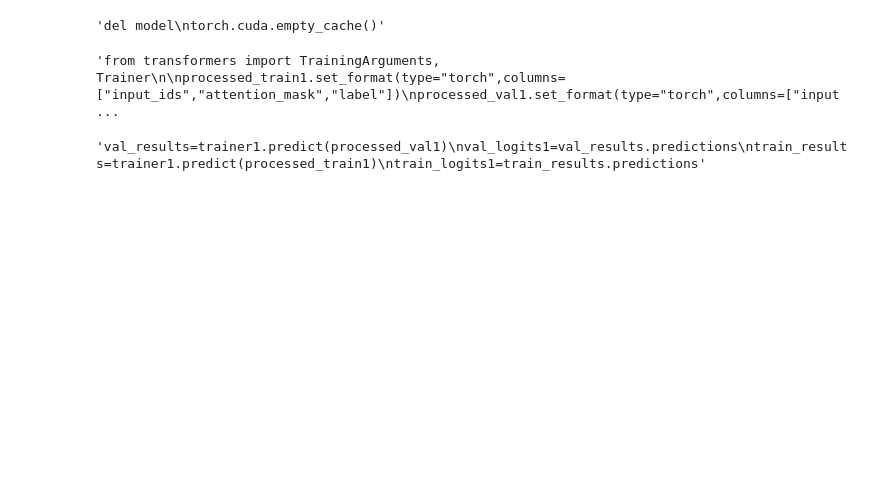
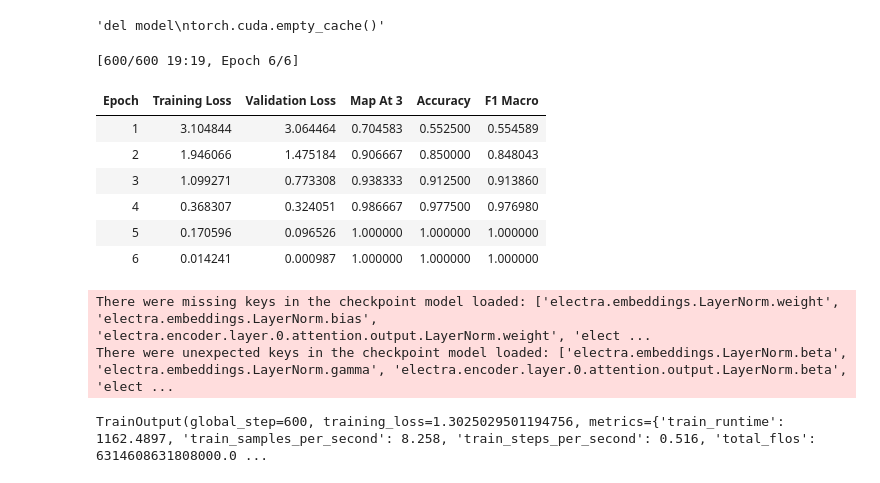
Before and after one commit to 24f2002314/DL-24f2002314-notebook-t22026, a Jupyter notebook: DL-24f2002314-notebook-t22026.ipynb, the cells around one changed output. Drawn from its saved outputs; the diff is of its cells as text; code cells hidden in the pictures; blank space fills up the shorter version.

```diff
--- a/DL-24f2002314-notebook-t22026.ipynb
+++ b/DL-24f2002314-notebook-t22026.ipynb
@@ -335,7 +340,7 @@ train_loader=DataLoader(train_ds,batch_size=32,shuffle=True)
 import torch.nn as nn
 
 class MCQANN(nn.Module):
-    def __init__(self,input_dim=25,num_choices=5,hidden_dim=64):
+    def __init__(self,input_dim=20,num_choices=5,hidden_dim=32):
         super().__init__()
         self.net=nn.Sequential(
             nn.Linear(input_dim,hidden_dim),
@@ -349,5 +354,5 @@ class MCQANN(nn.Module):
     def forward(self,x):
         return self.net(x)
 
-model=MCQANN(input_dim=25)
+model=MCQANN(input_dim=20)
 # %%
@@ -600,0 +490,28 @@ processed_val1=val_dataset.map(lambda x:preprocessing(x,tokeniser1),batched=True
+# %%
+from transformers import AutoModelForMultipleChoice,AutoTokenizer,TrainingArguments,Trainer
+import torch
+
+model_name1='google/electra-base-discriminator'
+tokeniser1=AutoTokenizer.from_pretrained(model_name1)
+model1=AutoModelForMultipleChoice.from_pretrained(model_name1,ignore_mismatched_sizes=True)
+
+model_name2='roberta-base'
+tokeniser2=AutoTokenizer.from_pretrained(model_name2)
+model2=AutoModelForMultipleChoice.from_pretrained(model_name2,ignore_mismatched_sizes=True)
+
+def preprocessing(data,tokeniser):
+    prompts=[[p]*5 for p in data['prompt']]
+    options=[[data[o][i] for o in ['A','B','C','D','E']] for i in range(len(data['prompt']))]
+    prompts=sum(prompts,[])
+    options=sum(options,[])
+    processed=tokeniser(prompts,options,truncation=True,max_length=256,padding='max_length')
+    result={k:[v[i:i+5] for i in range(0,len(v),5)] for k,v in processed.items()}
+    if "label" in data:
+         result["label"]=data["label"]
+
+    return result
+
+processed_train1=train_dataset.map(lambda x:preprocessing(x,tokeniser1),batched=True,remove_columns=train_dataset.column_names)
+processed_val1=val_dataset.map(lambda x:preprocessing(x,tokeniser1),batched=True,remove_columns=val_dataset.column_names)
+processed_train2=train_dataset.map(lambda x:preprocessing(x,tokeniser2),batched=True,remove_columns=train_dataset.column_names)
+processed_val2=val_dataset.map(lambda x:preprocessing(x,tokeniser2),batched=True,remove_columns=val_dataset.column_names)
@@ -615,22 +569,26 @@ torch.cuda.empty_cache()"""
 # %% [output]
 'del model\ntorch.cuda.empty_cache()'
 # %%
-"""from transformers import TrainingArguments, Trainer
-
 processed_train1.set_format(type="torch",columns=["input_ids","attention_mask","label"])
 processed_val1.set_format(type="torch",columns=["input_ids","attention_mask","label"])
 
-train_args1=TrainingArguments(output_dir="./qwen-mcq",learning_rate=5e-4,eval_strategy="epoch",gradient_accumulation_steps=4,gradient_checkpointing=False,save_strategy="epoch",num_train_epochs=3,warmup_ratio=0.06,remove_unused_columns=False,max_grad_norm=1.0,
-                             fp16=True,weight_decay=0.01,logging_steps=10,metric_for_best_model="map_at_3",per_device_train_batch_size=4,per_device_eval_batch_size=4,load_best_model_at_end=True)
+processed_train2.set_format(type="torch",columns=["input_ids","attention_mask","label"])
+processed_val2.set_format(type="torch",columns=["input_ids","attention_mask","label"])
+
+train_args1=TrainingArguments(output_dir="./electra-base-mcq",learning_rate=4e-5,eval_strategy="epoch",gradient_checkpointing=False,save_strategy="epoch",num_train_epochs=6,warmup_steps=500,remove_unused_columns=False,max_grad_norm=1.0,
+                             fp16=False,weight_decay=0.01,logging_steps=10,metric_for_best_model="map_at_3",per_device_train_batch_size=8,per_device_eval_batch_size=8,load_best_model_at_end=True)
 
 trainer1=Trainer(model=model1,args=train_args1,train_dataset=processed_train1,eval_dataset=processed_val1,compute_metrics=compute_metrics)
-trainer1.train()"""
+trainer1.train()
 # %% [output]
-'from transformers import TrainingArguments, Trainer\n\nprocessed_train1.set_format(type="torch",columns=["input_ids","attention_mask","label"])\nprocessed_val1.set_format(type="torch",columns=["input ...
+[600/600 19:19, Epoch 6/6]
+| Epoch | Training Loss | Validation Loss | Map At 3 | Accuracy | F1 Macro |
+| 1 | 3.104844 | 3.064464 | 0.704583 | 0.552500 | 0.554589 |
+| 2 | 1.946066 | 1.475184 | 0.906667 | 0.850000 | 0.848043 |
+| 3 | 1.099271 | 0.773308 | 0.938333 | 0.912500 | 0.913860 |
+| 4 | 0.368307 | 0.324051 | 0.986667 | 0.977500 | 0.976980 |
+| 5 | 0.170596 | 0.096526 | 1.000000 | 1.000000 | 1.000000 |
+| 6 | 0.014241 | 0.000987 | 1.000000 | 1.000000 | 1.000000 |
+There were missing keys in the checkpoint model loaded: ['electra.embeddings.LayerNorm.weight', 'electra.embeddings.LayerNorm.bias', 'electra.encoder.layer.0.attention.output.LayerNorm.weight', 'elect ...
+There were unexpected keys in the checkpoint model loaded: ['electra.embeddings.LayerNorm.beta', 'electra.embeddings.LayerNorm.gamma', 'electra.encoder.layer.0.attention.output.LayerNorm.beta', 'elect ...
+TrainOutput(global_step=600, training_loss=1.3025029501194756, metrics={'train_runtime': 1162.4897, 'train_samples_per_second': 8.258, 'train_steps_per_second': 0.516, 'total_flos': 6314608631808000.0 ...
-# %%
-"""val_results=trainer1.predict(processed_val1)
-val_logits1=val_results.predictions
-train_results=trainer1.predict(processed_train1)
-train_logits1=train_results.predictions"""
-# %% [output]
-'val_results=trainer1.predict(processed_val1)\nval_logits1=val_results.predictions\ntrain_results=trainer1.predict(processed_train1)\ntrain_logits1=train_results.predictions'
```
Also changed, not shown: parts of 33 cells of this notebook.
